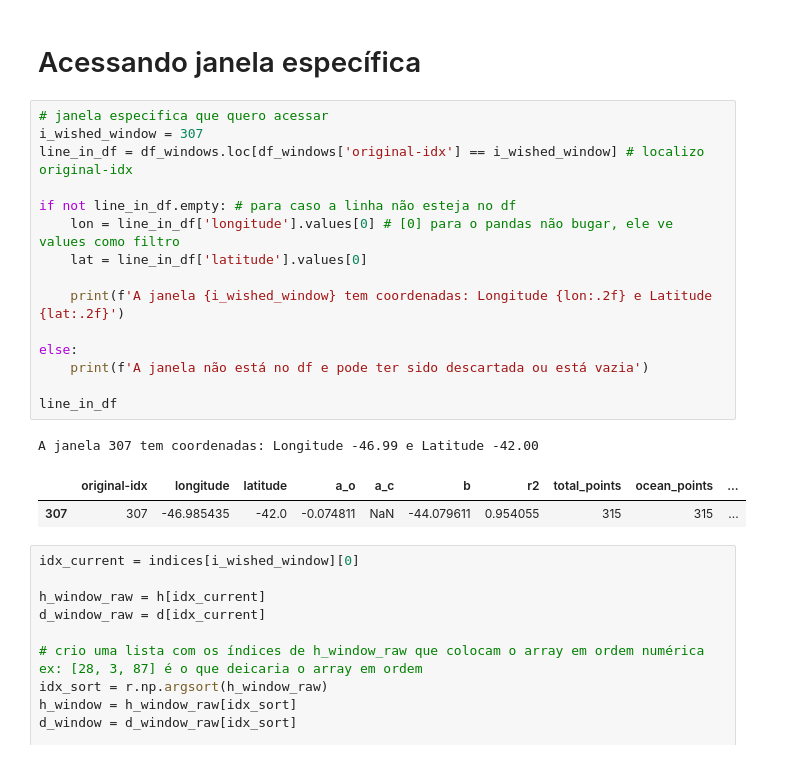
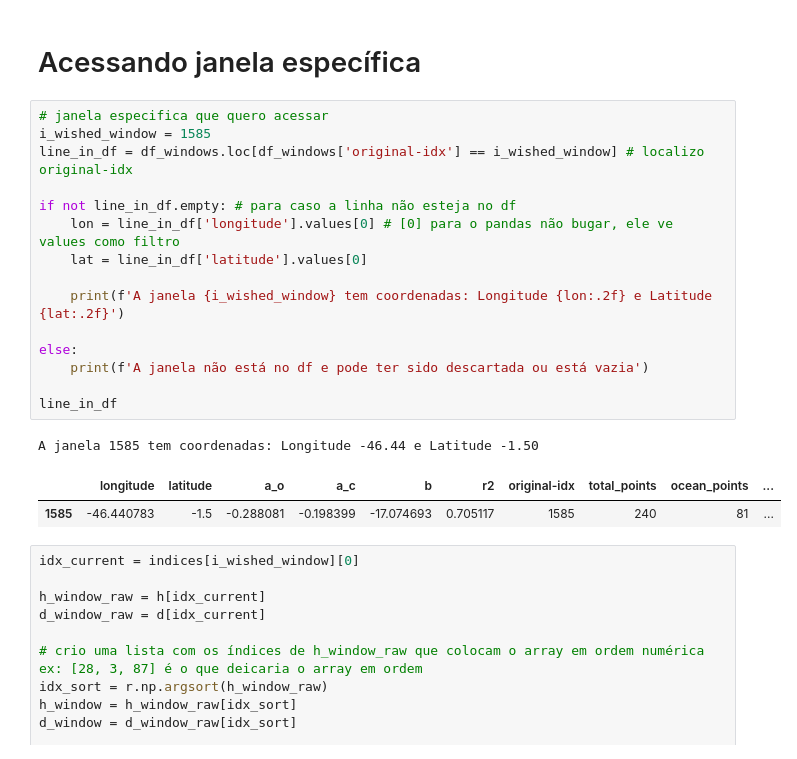
Before and after one commit to compgeolab/gravity-topography-regression, a Jupyter notebook: code/regression_windows_r2.ipynb, the cells around one changed output. Saved outputs shown, nothing was run; the diff lists cells and outputs as text.

```diff
--- a/code/regression_windows_r2.ipynb
+++ b/code/regression_windows_r2.ipynb
@@ -165,23 +163,23 @@ O círculo rosa é a localização da janela.
 # Acessando janela específica
 # %%
 # janela especifica que quero acessar
-i_wished_window = 307
+i_wished_window = 1585
 line_in_df = df_windows.loc[df_windows['original-idx'] == i_wished_window] # localizo original-idx
 
 if not line_in_df.empty: # para caso a linha não esteja no df
     lon = line_in_df['longitude'].values[0] # [0] para o pandas não bugar, ele ve values como filtro
     lat = line_in_df['latitude'].values[0]
 
     print(f'A janela {i_wished_window} tem coordenadas: Longitude {lon:.2f} e Latitude {lat:.2f}')
 
 else:
     print(f'A janela não está no df e pode ter sido descartada ou está vazia')
 
 line_in_df
 # %% [output]
-A janela 307 tem coordenadas: Longitude -46.99 e Latitude -42.00
+A janela 1585 tem coordenadas: Longitude -46.44 e Latitude -1.50
-|  | original-idx | longitude | latitude | a_o | a_c | b | r2 | total_points | ocean_points | ... |
-| 307 | 307 | -46.985435 | -42.0 | -0.074811 | NaN | -44.079611 | 0.954055 | 315 | 315 | ... |
+|  | longitude | latitude | a_o | a_c | b | r2 | original-idx | total_points | ocean_points | ... |
+| 1585 | -46.440783 | -1.5 | -0.288081 | -0.198399 | -17.074693 | 0.705117 | 1585 | 240 | 81 | ... |
 # %%
 idx_current = indices[i_wished_window][0]
 
```
Also changed, not shown: parts of 7 cells of this notebook, 1 other file.
